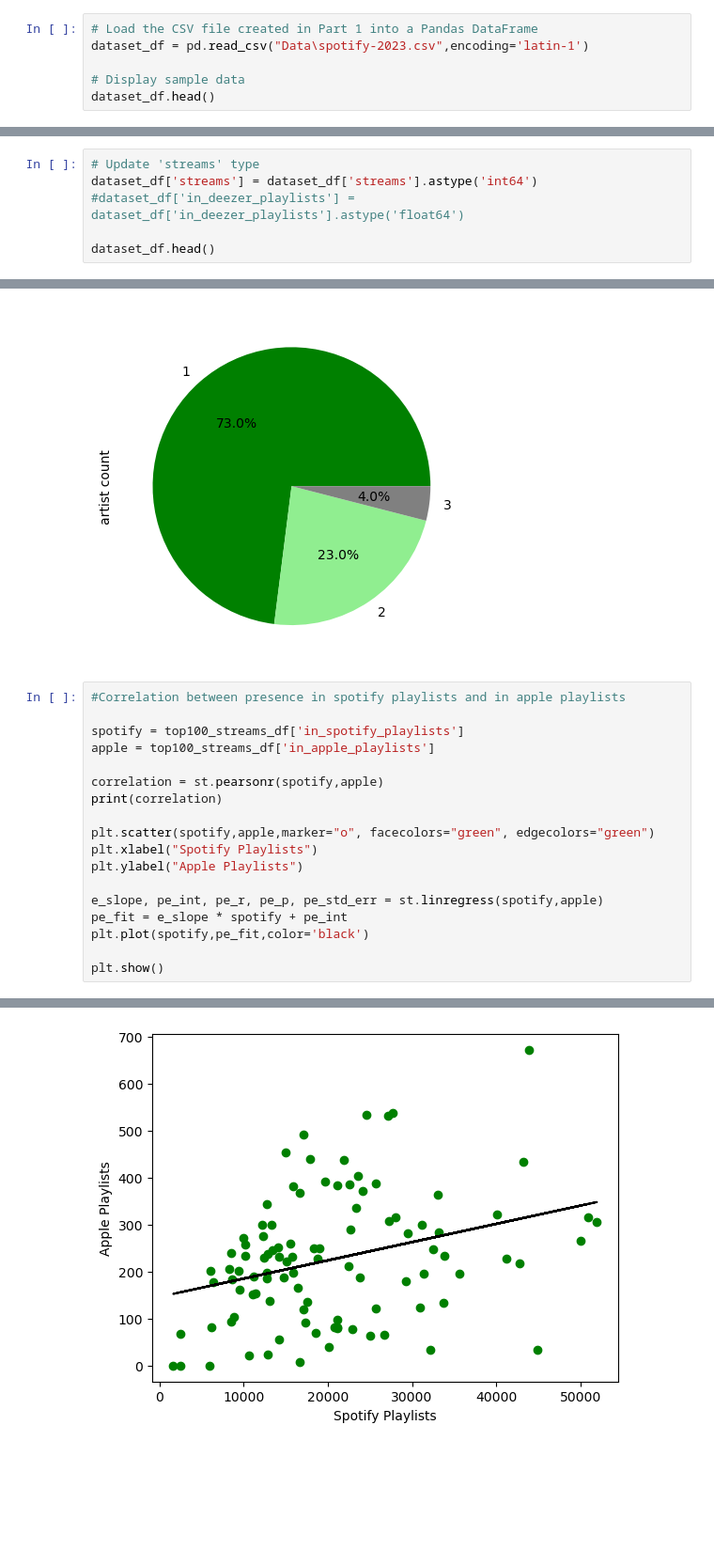
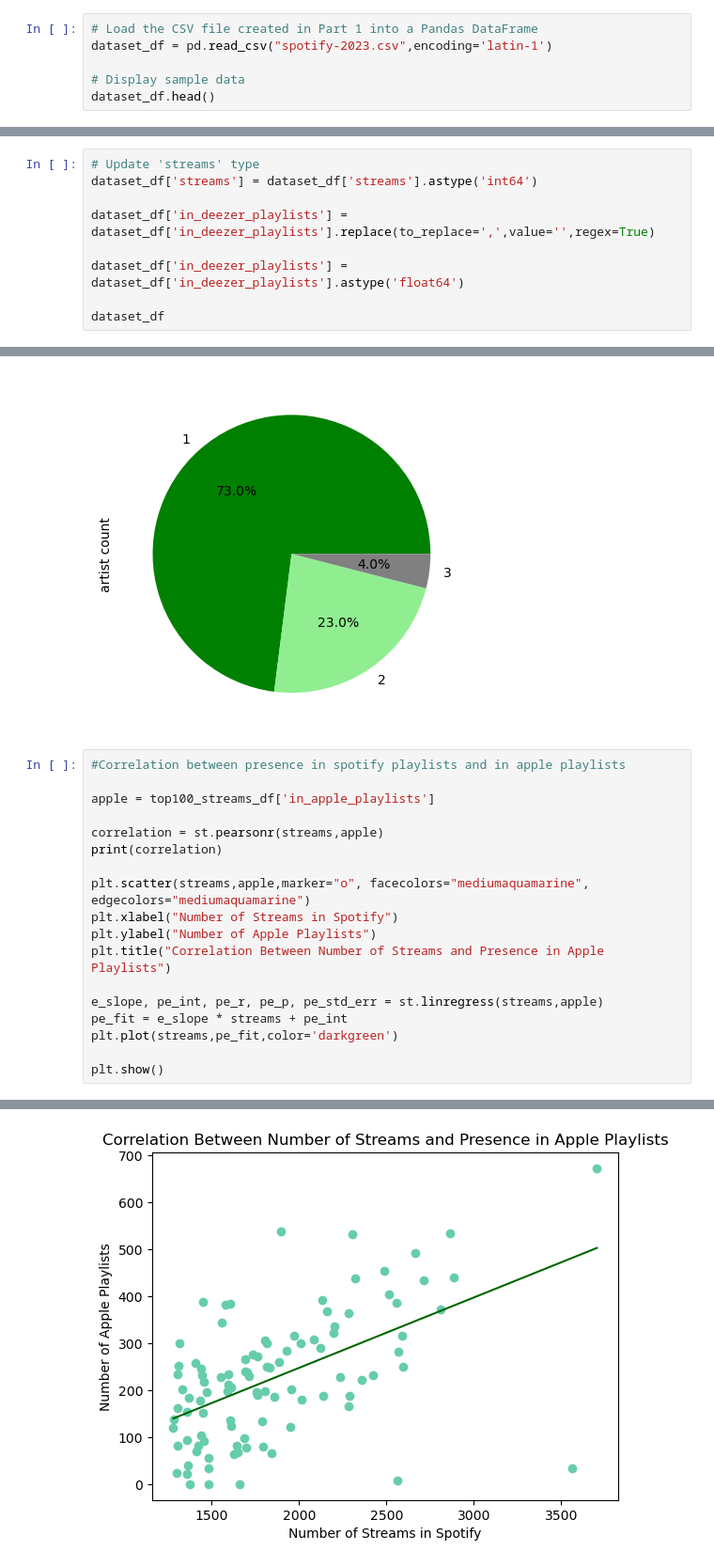
Before and after one commit to luisrodriguezror/project1, a Jupyter notebook: dani.ipynb, the cells around one changed output, grey strips where cells are left out. Shown at 94% size. Drawn from its saved outputs; the diff is of its cells as text; blank space fills up the shorter version.

```diff
--- a/dani.ipynb
+++ b/dani.ipynb
@@ -6,7 +6,7 @@ import numpy as np
 import pandas as pd
 # %%
 # Load the CSV file created in Part 1 into a Pandas DataFrame
-dataset_df = pd.read_csv("Data\spotify-2023.csv",encoding='latin-1')
+dataset_df = pd.read_csv("spotify-2023.csv",encoding='latin-1')
 
 # Display sample data
 dataset_df.head()
@@ -55,9 +55,12 @@ dtype: object
 # %%
 # Update 'streams' type
 dataset_df['streams'] = dataset_df['streams'].astype('int64')
-#dataset_df['in_deezer_playlists'] = dataset_df['in_deezer_playlists'].astype('float64')
 
-dataset_df.head()
+dataset_df['in_deezer_playlists'] = dataset_df['in_deezer_playlists'].replace(to_replace=',',value='',regex=True)
+
+dataset_df['in_deezer_playlists'] = dataset_df['in_deezer_playlists'].astype('float64')
+
+dataset_df
 # %% [output]
 |  | track_name | artist(s)_name | artist_count | released_year | released_month | released_day | ... |
 | 0 | Seven (feat. Latto) (Explicit Ver.) | Latto, Jung Kook | 2 | 2023 | 7 | 14 | ... |
@@ -417,19 +433,19 @@ plt.show()
 # %%
 #Correlation between presence in spotify playlists and in apple playlists
 
-spotify = top100_streams_df['in_spotify_playlists']
 apple = top100_streams_df['in_apple_playlists']
 
-correlation = st.pearsonr(spotify,apple)
+correlation = st.pearsonr(streams,apple)
 print(correlation)
 
-plt.scatter(spotify,apple,marker="o", facecolors="green", edgecolors="green")
-plt.xlabel("Spotify Playlists")
-plt.ylabel("Apple Playlists")
+plt.scatter(streams,apple,marker="o", facecolors="mediumaquamarine", edgecolors="mediumaquamarine")
+plt.xlabel("Number of Streams in Spotify")
+plt.ylabel("Number of Apple Playlists")
+plt.title("Correlation Between Number of Streams and Presence in Apple Playlists")
 
-e_slope, pe_int, pe_r, pe_p, pe_std_err = st.linregress(spotify,apple)
-pe_fit = e_slope * spotify + pe_int
-plt.plot(spotify,pe_fit,color='black')
+e_slope, pe_int, pe_r, pe_p, pe_std_err = st.linregress(streams,apple)
+pe_fit = e_slope * streams + pe_int
+plt.plot(streams,pe_fit,color='darkgreen')
 
 plt.show()
 # %% [output]
@@ -437,3 +453,3 @@ PearsonRResult(statistic=0.3171351404454369, pvalue=0.0013049343703472572)
-[figure, old version]
+[figure, new version]
 # %%
 #Correlation between presence in spotify playlists and in apple playlists
```
Also changed, not shown: parts of 7 cells of this notebook.
